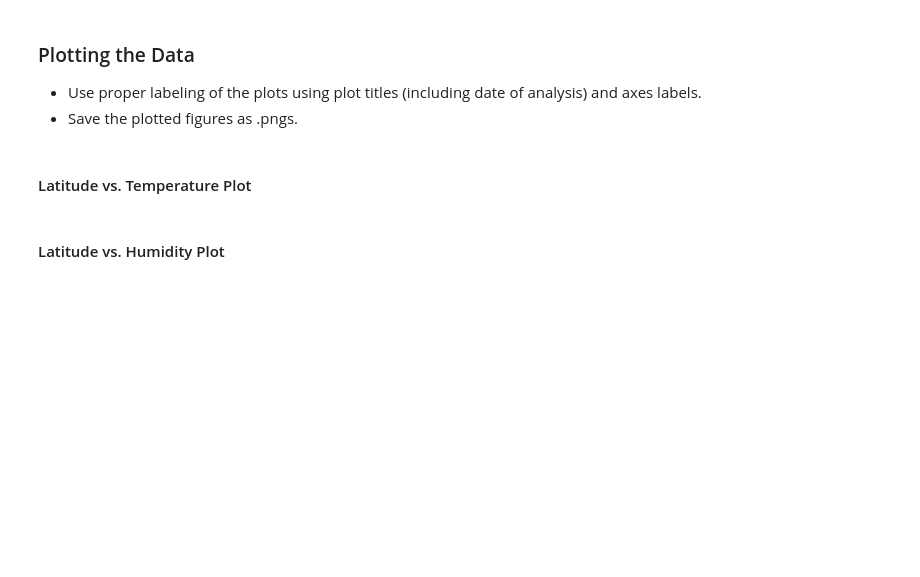
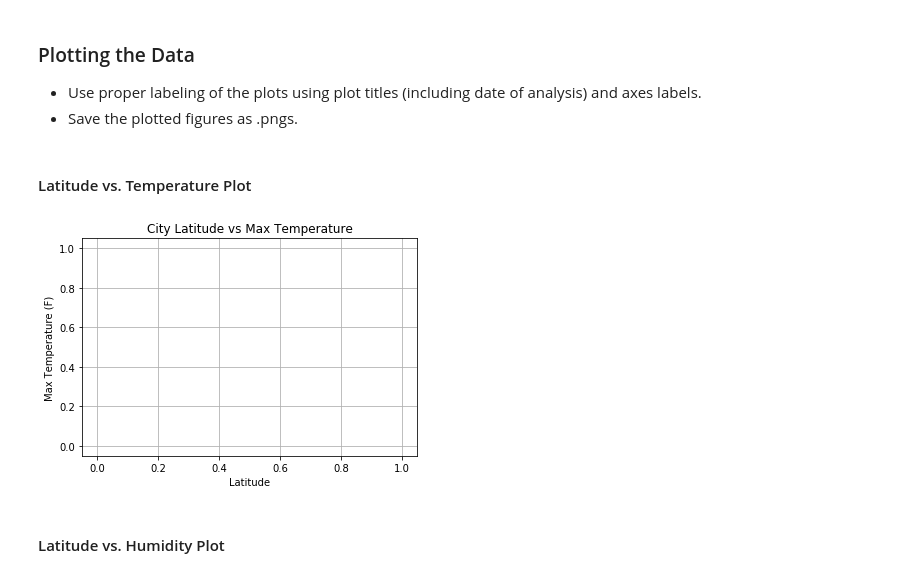
Before and after one commit to Dan-Bruen/API-Challenge, a Jupyter notebook: DBruen_WeatherPy.ipynb, the cells around one changed output. Drawn from its saved outputs; the diff is of its cells as text; code cells hidden in the pictures; blank space fills up the shorter version.

```diff
--- a/DBruen_WeatherPy.ipynb
+++ b/DBruen_WeatherPy.ipynb
@@ -53,0 +57,14 @@ len(cities)
+# %%
+# Establish varibales i.e. lists that will become the columns of the dataframe
+names = []
+cloudiness = []
+country = []
+date = []
+humidity = []
+lat = []
+lng = []
+max_temp = []
+wind_speed = []
+
+# Create a count to track the number of cities I am looking at
+count = 1
@@ -55,3 +116,19 @@ len(cities)
 ### Convert Raw Data to DataFrame
 * Export the city data into a .csv.
 * Display the DataFrame
+# %%
+# Create a City Weather dataframe
+weather = {
+    "City": names,
+    "Cloudiness": cloudiness,
+    "Country": country,
+    "Date": date,
+    "Humidity": humidity,
+    "Lat": lat,
+    "Lng": lng,
+    "Max Temp": max_temp,
+    "Wind Speed": wind_speed
+}
+
+city_weather = pd.DataFrame(weather)
+city_weather.count()
@@ -61,5 +155,17 @@ len(cities)
 * Save the plotted figures as .pngs.
 # %% [markdown]
 #### Latitude vs. Temperature Plot
+# %%
+# Calculate the Temperature (F) vs Latitude
+plt.scatter(city_weather["Lat"], city_weather["Max Temp"], marker="o")
+plt.title("City Latitude vs Max Temperature")
+plt.ylabel("Max Temperature (F)")
+plt.xlabel("Latitude")
+plt.grid(True)
+
+# Save & show
+plt.savefig("temp-lat.png")
+# %% [output]
+[figure, added]
 # %% [markdown]
 #### Latitude vs. Humidity Plot
```
Also changed, not shown: parts of 9 cells of this notebook.
